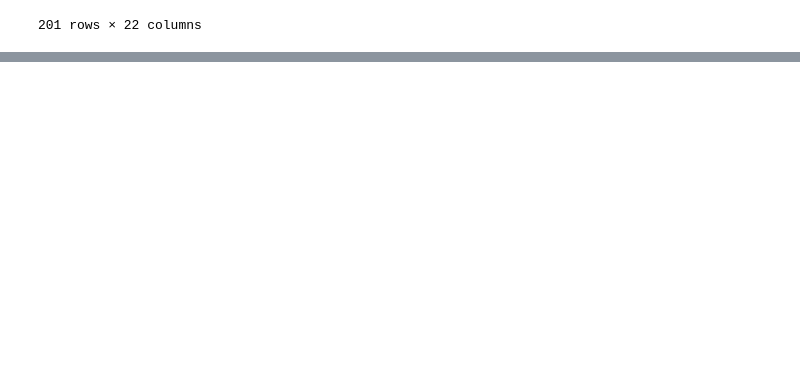
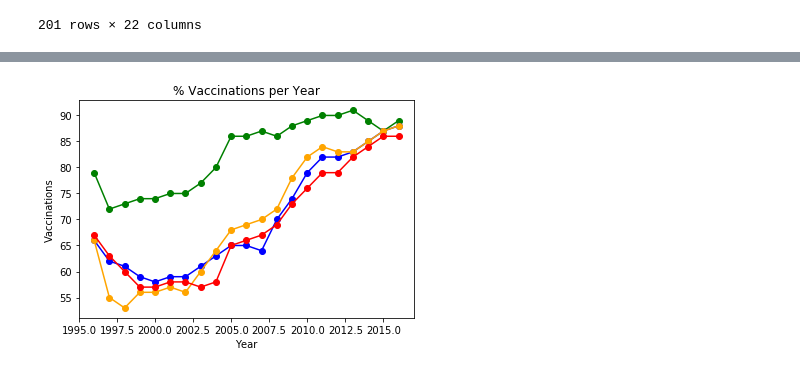
Before and after one commit to tranj8229/dss_sp19, a Jupyter notebook: World_Health_and_Nutrition_Project.ipynb, the cells around one changed output, grey strips where cells are left out. Cells and saved outputs as stored; diff of their text form; code cells hidden in the pictures; blank space fills up the shorter version.

Commit message:
finished India

```diff
--- a/World_Health_and_Nutrition_Project.ipynb
+++ b/World_Health_and_Nutrition_Project.ipynb
@@ -239,3 +241,15 @@ IIM_ind
 | 19 | 2014 | 89 | 85 | 85 | 84 | ... |
 | 20 | 2015 | 87 | 87 | 87 | 86 | ... |
 | 21 | 2016 | 89 | 88 | 88 | 86 | ... |
+# %%
+#Plot of India's % Vaccinations per Year
+plt.plot(IIM_ind['Year'], IIM_ind['Immunization, DPT (% of children ages 12-23 months)'], color='green', marker='o')
+plt.plot(IIM_ind['Year'], IIM_ind['Immunization, BCG (% of children ages 12-23 months)'], color='blue', marker='o')
+plt.plot(IIM_ind['Year'], IIM_ind['Immunization, measles (% of children ages 12-23 months)'], color='orange', marker='o')
+plt.plot(IIM_ind['Year'], IIM_ind['Immunization, Pol3 (% of one-year-old children)'], color='red', marker='o')
+plt.xlabel('Year')
+plt.ylabel('Vaccinations')
+plt.title('% Vaccinations per Year')
+plt.show()
+# %% [output]
+[figure, added]
```
Also changed, not shown: parts of 3 cells of this notebook.
